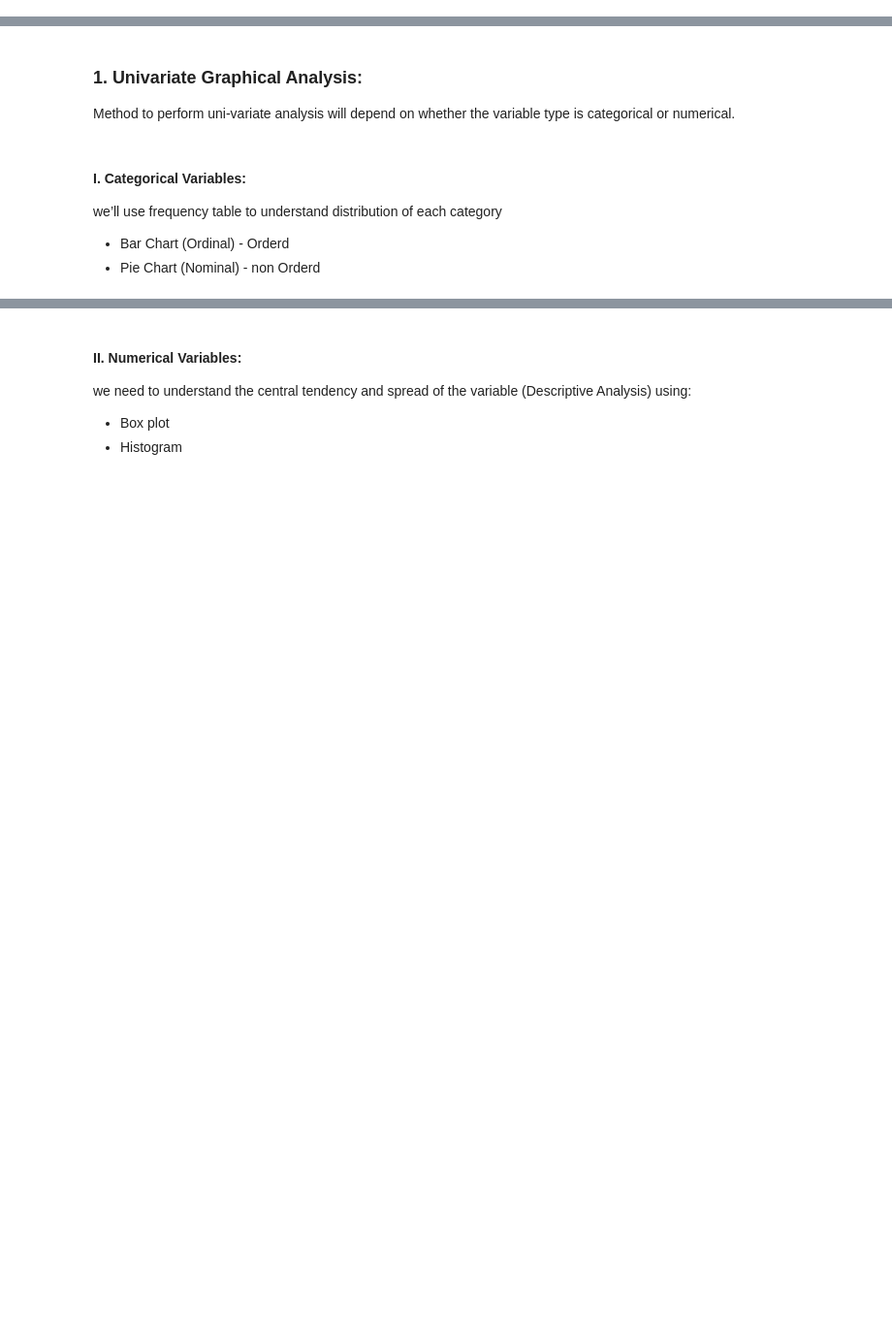
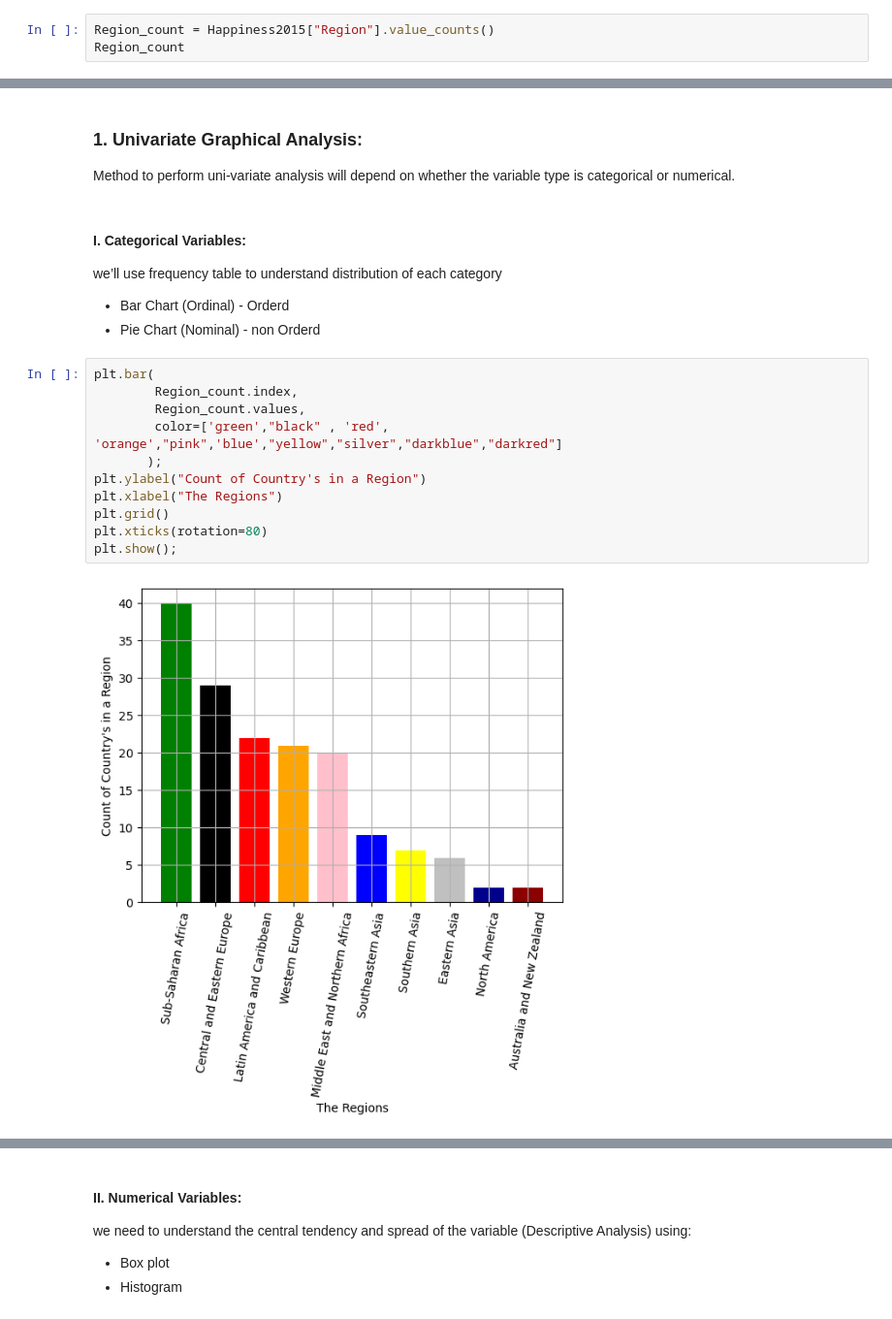
Before and after one commit to Tuwaiq-DS-ML-bootcamp-V-9/Usecase-2, a Jupyter notebook: EDA explain template.ipynb, the cells around one changed output, grey strips where cells are left out. Shown at 97% size. Cells and saved outputs as stored; diff of their text form; blank space fills up the shorter version.

```diff
--- a/EDA explain template.ipynb
+++ b/EDA explain template.ipynb
@@ -651,0 +727,3 @@ Happiness2018[Happiness2018['Perceptions of corruption']==0]
+# %%
+Region_count = Happiness2015["Region"].value_counts()
+Region_count
@@ -683,3 +810,16 @@ Method to perform uni-variate analysis will depend on whether the variable type
 we’ll use frequency table to understand distribution of each category
 - Bar Chart (Ordinal) - Orderd
 - Pie Chart (Nominal) - non Orderd
+# %%
+plt.bar(
+        Region_count.index,
+        Region_count.values,
+        color=['green',"black" , 'red', 'orange',"pink",'blue',"yellow","silver","darkblue","darkred"]
+       );
+plt.ylabel("Count of Country's in a Region")
+plt.xlabel("The Regions")
+plt.grid()
+plt.xticks(rotation=80)
+plt.show();
+# %% [output]
+[figure, added]
```
Also changed, not shown: parts of 59 cells of this notebook.
